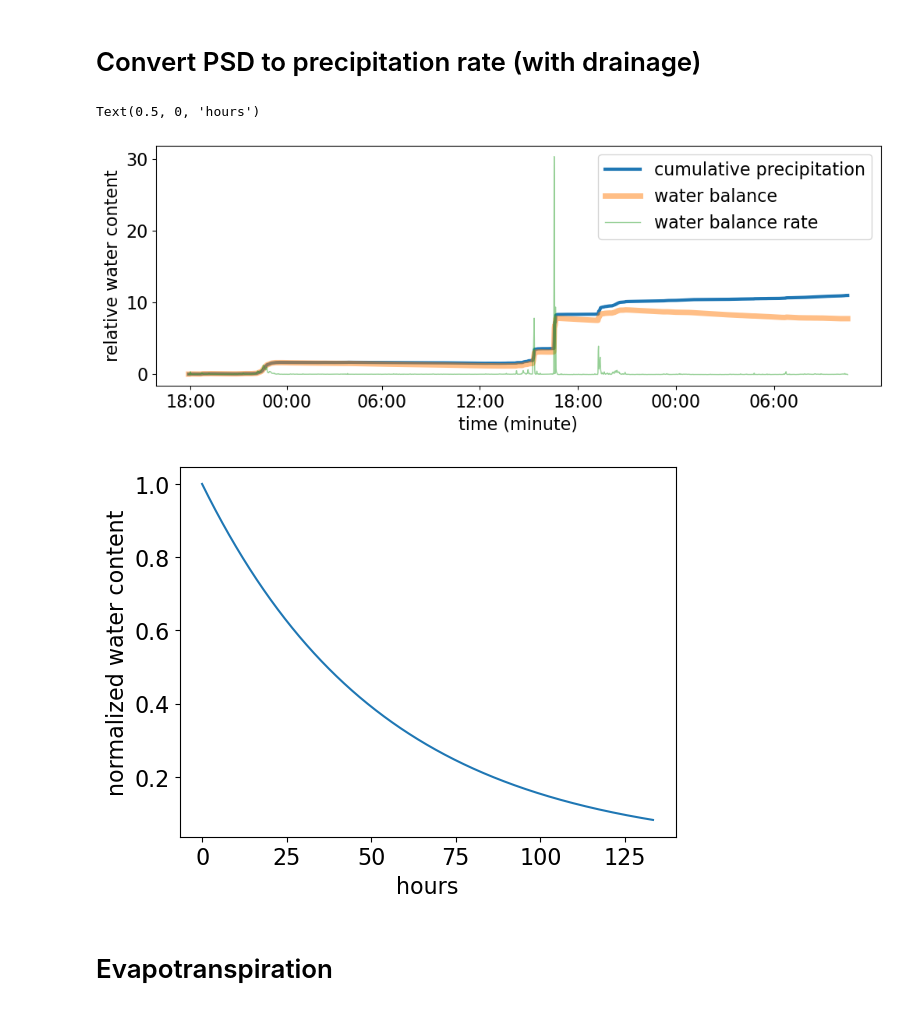
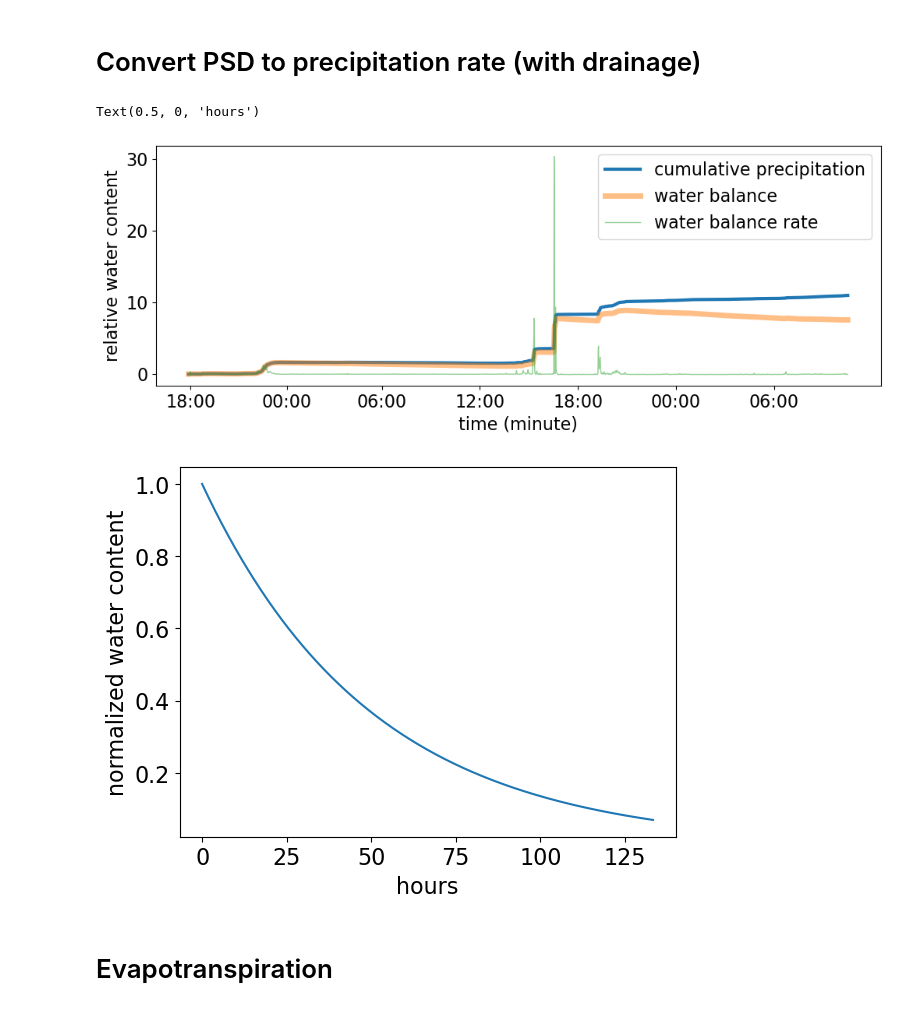
Before and after one commit to Denolle-Lab/FarmDAS, a Jupyter notebook: dvv_and_model/Fig2_soil_moisture_model.ipynb, the cells around one changed output. Drawn from its saved outputs; the diff is of its cells as text; code cells hidden in the pictures.

```diff
--- a/dvv_and_model/Fig2_soil_moisture_model.ipynb
+++ b/dvv_and_model/Fig2_soil_moisture_model.ipynb
@@ -232,31 +232,31 @@ plt.legend()
 # Convert PSD to precipitation rate (with drainage)
 # %%
 ### Incorporate drainage
-decay = np.exp(-np.arange(8000)/3200)
+decay = np.exp(-np.arange(8000)/3000)
 res_diff = np.gradient(np.convolve(decay, ave_psd, mode='full')[:2408])
 
 plt.figure(figsize=(12, 4))
 plt.plot(np.cumsum(ave_psd), label='cumulative precipitation', lw=3)
 plt.plot(np.cumsum(res_diff), label='water balance',lw=5, alpha=0.5)
 
 plt.plot(res_diff*20, label='water balance rate',lw=1, alpha=0.5)
 plt.legend()
 plt.xlabel('time (minute)')
 plt.ylabel('relative water content')
 # plt.axvline(x=250,  color='r', linestyle='--', lw=2)
 # plt.axvline(x=1260,  color='r', linestyle='--', lw=2)
 # plt.axvline(x=1330,  color='r', linestyle='--', lw=2)
 # plt.axvline(x=1490,  color='r', linestyle='--', lw=2)
 plt.xticks(xax, [t.strftime('%H:%M') for t in tax], fontsize=16)
 
 plt.figure()
 plt.plot(np.arange(8000)/60, decay)
 plt.ylabel('normalized water content')
 plt.xlabel('hours')
 # %% [output]
 Text(0.5, 0, 'hours')
 [figure]
-[figure, old version]
+[figure, new version]
 # %% [markdown]
 # Evapotranspiration
 # %%
```
Also changed, not shown: parts of 9 cells of this notebook, 1 other file.
